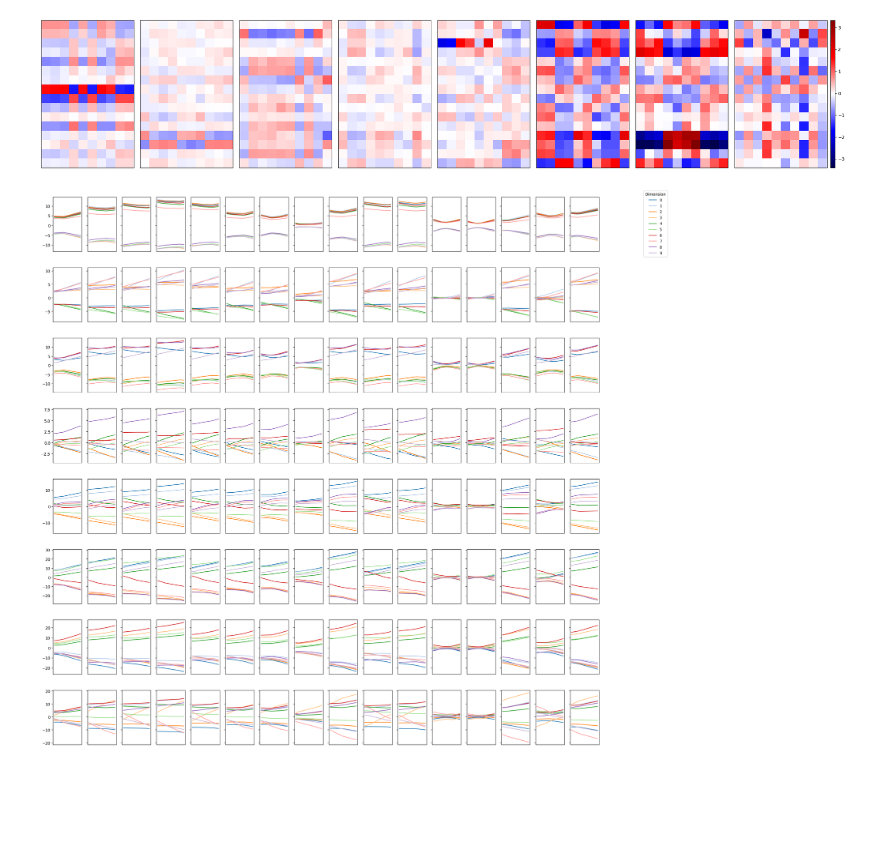
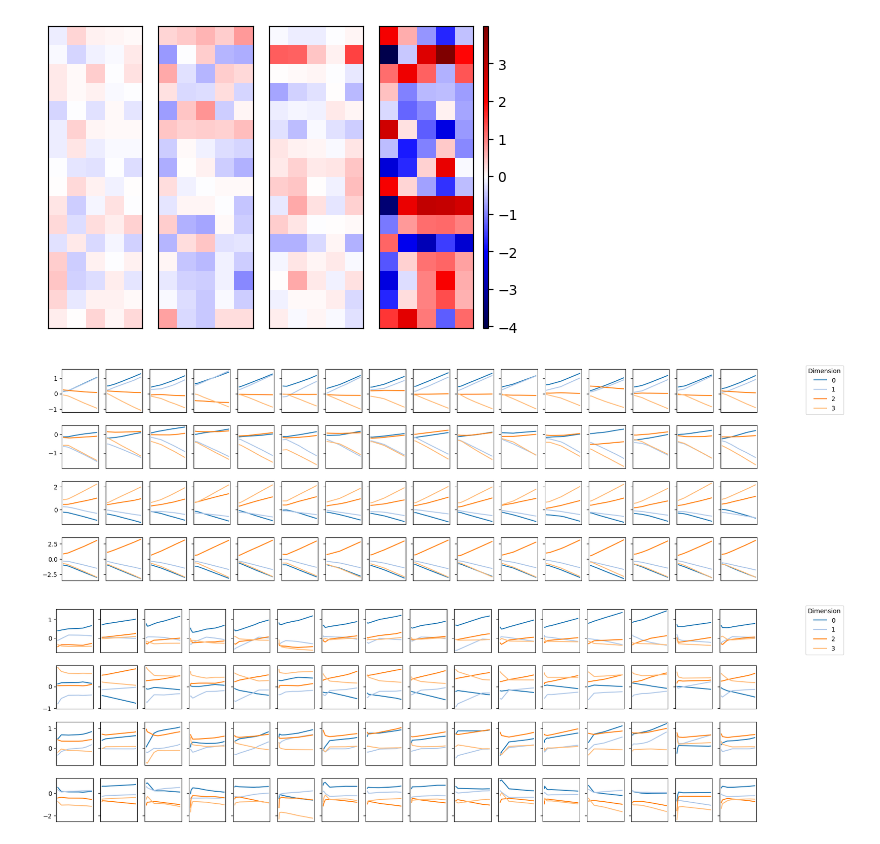
Before and after one commit to irkri/elissabeth, a Jupyter notebook: projects/copying/test.ipynb, the cells around one changed output. Drawn from its saved outputs; the diff is of its cells as text; code cells hidden in the pictures; blank space fills up the shorter version.

```diff
--- a/projects/copying/test.ipynb
+++ b/projects/copying/test.ipynb
@@ -51,7 +64,7 @@ lightning_module = TokenPredictionModule(
     only_last=False,
 )
 # %%
-watcher = ElissabethWatcher.load(model, "e8eqc2cr", on_cpu=True)
+watcher = ElissabethWatcher.load("version_31", on_cpu=True)
 # %%
 x, y = copying(
     n_samples=1,
@@ -88,18 +101,28 @@ fig, ax = watcher.plot_attention_matrices(
 # %%
 fig, ax = watcher.plot_parameter_matrix(
     "layers.0.W_O",
     reduce_dims={4: 0},
-    figsize=(25, 10),
+    figsize=(5, 10),
 )
 # %% [output]
-[figure, old version]
+[figure, new version]
 # %%
 fig, ax = watcher.plot_qkv_probing(
-    which="v",
+    which="q",
     layer=0,
     length=0,
     weighting=0,
-    figsize=(25, 20),
+    figsize=(20, 5),
 )
 # %% [output]
-[figure, old version]
+[figure, new version]
+# %%
+fig, ax = watcher.plot_qkv_probing(
+    which="k",
+    layer=0,
+    length=0,
+    weighting=0,
+    figsize=(20, 5),
+)
+# %% [output]
+[figure, added]
```
Also changed, not shown: parts of 7 cells of this notebook, 8 other files.
